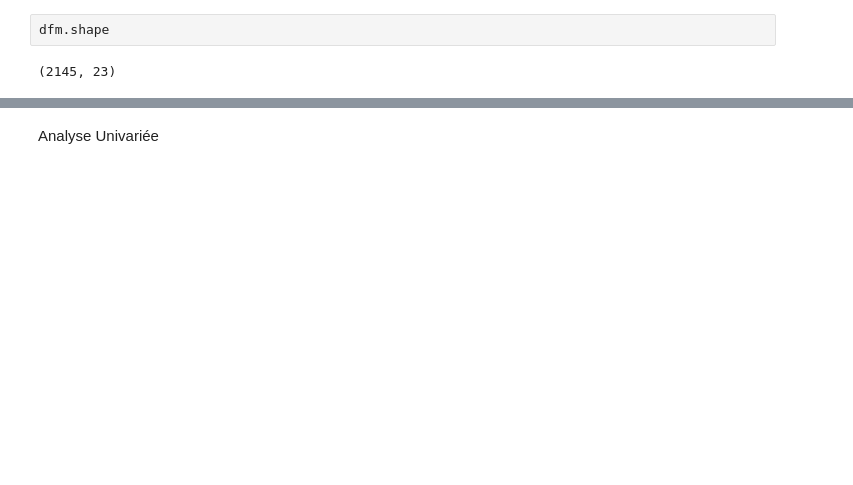
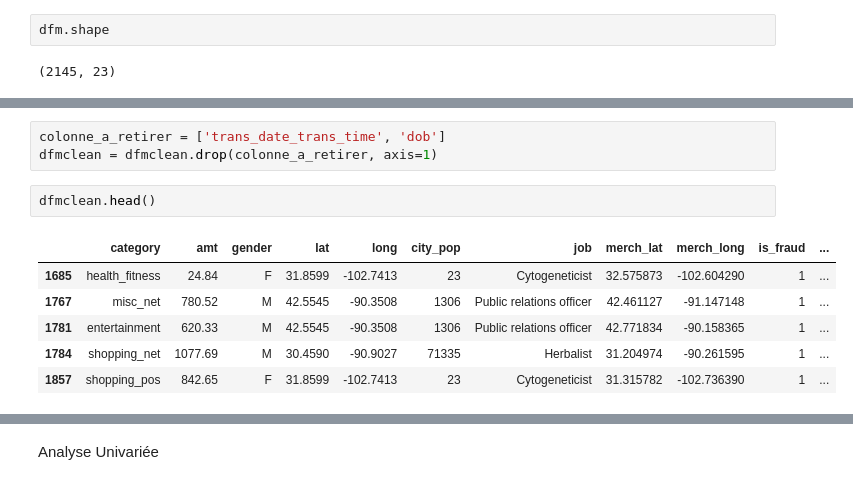
Before and after one commit to PierreSchickele/CC_Fraud_Prediction_ProjetFinal, a Jupyter notebook: Fraud_test_project.ipynb, the cells around one changed output, grey strips where cells are left out. Saved outputs shown, nothing was run; the diff lists cells and outputs as text; blank space fills up the shorter version.

```diff
--- a/Fraud_test_project.ipynb
+++ b/Fraud_test_project.ipynb
@@ -129,0 +161,12 @@ dfm.shape
+# %%
+colonne_a_retirer = ['trans_date_trans_time', 'dob']
+dfmclean = dfmclean.drop(colonne_a_retirer, axis=1)
+# %%
+dfmclean.head()
+# %% [output]
+|  | category | amt | gender | lat | long | city_pop | job | merch_lat | merch_long | is_fraud | ... |
+| 1685 | health_fitness | 24.84 | F | 31.8599 | -102.7413 | 23 | Cytogeneticist | 32.575873 | -102.604290 | 1 | ... |
+| 1767 | misc_net | 780.52 | M | 42.5545 | -90.3508 | 1306 | Public relations officer | 42.461127 | -91.147148 | 1 | ... |
+| 1781 | entertainment | 620.33 | M | 42.5545 | -90.3508 | 1306 | Public relations officer | 42.771834 | -90.158365 | 1 | ... |
+| 1784 | shopping_net | 1077.69 | M | 30.4590 | -90.9027 | 71335 | Herbalist | 31.204974 | -90.261595 | 1 | ... |
+| 1857 | shopping_pos | 842.65 | F | 31.8599 | -102.7413 | 23 | Cytogeneticist | 31.315782 | -102.736390 | 1 | ... |
```
Also changed, not shown: parts of 37 cells of this notebook.
